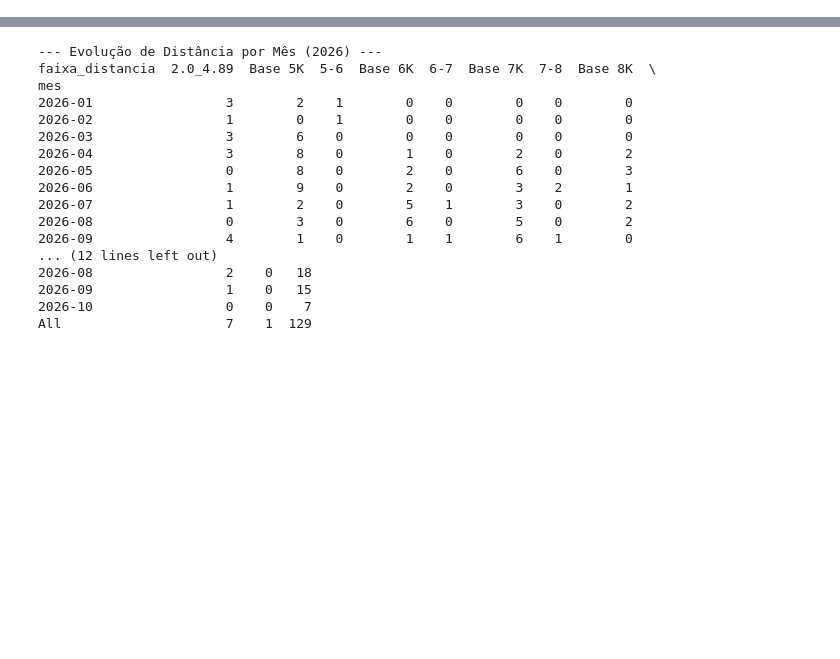
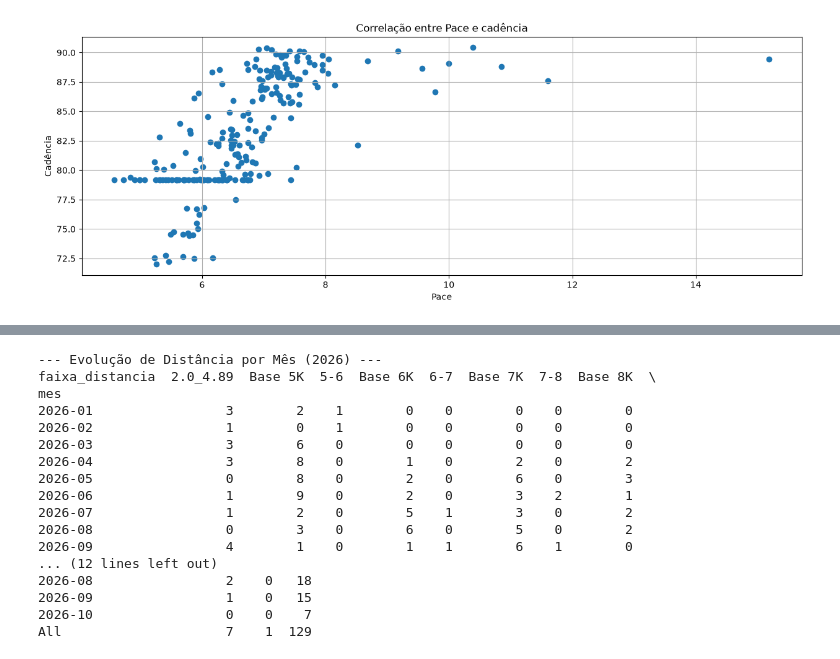
Before and after one commit to matheusgomes2020/An-lise-de-desempenho-em-corridas, a Jupyter notebook: analise_corridas.ipynb, the cells around one changed output, grey strips where cells are left out. Saved outputs shown, nothing was run; the diff lists cells and outputs as text; code cells hidden in the pictures; blank space fills up the shorter version.

```diff
--- a/analise_corridas.ipynb
+++ b/analise_corridas.ipynb
@@ -37,0 +7,6 @@ df_corridas["horario"] = df_corridas["data"].dt.strftime("%H:%M")
+# %%
+df_corridas_geral = pd.read_csv("df_corridas.csv")
+df_corridas_por_km = pd.read_csv("df_por_km.csv")
+df_corridas_por_100m = pd.read_csv("df_por_100m.csv")
+
+#df_corridas_geral["data"] = pd.to_datetime(df_corridas_geral["data"], format="mixed", errors="coerce")
@@ -37,0 +49,5 @@ df_corridas["horario"] = df_corridas["data"].dt.strftime("%H:%M")
+# %%
+colunas = ['pace_dec', 'bpm_medio', 'deriva_cardiaca', 'pct_tempo_bpm_165+', 'peso_kg', 'distancia_km', 'ganho_elev_total_m', 'cadencia_media', 'te_aerobico', 'te_anaerobico', 'bpm_max',
+            'data', 'ano', 'mes', 'dia_semana', 'hora']
+
+df_corridas = df_corridas_geral.loc[:, colunas]
@@ -37,0 +104,11 @@ df_corridas["horario"] = df_corridas["data"].dt.strftime("%H:%M")
+# %%
+plt.figure(figsize=(15, 5))
+
+plt.xlabel('Pace')
+plt.ylabel('Cadência')
+plt.title('Correlação entre Pace e cadência')
+plt.scatter(df_corridas['pace_dec'], df_corridas['peso_kg'])
+plt.grid(True)
+plt.show()
+# %% [output]
+[figure, added]
```
Also changed, not shown: parts of 11 cells of this notebook.
